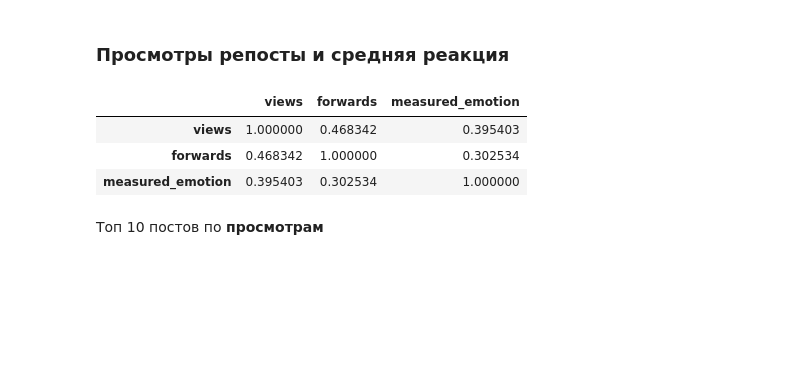
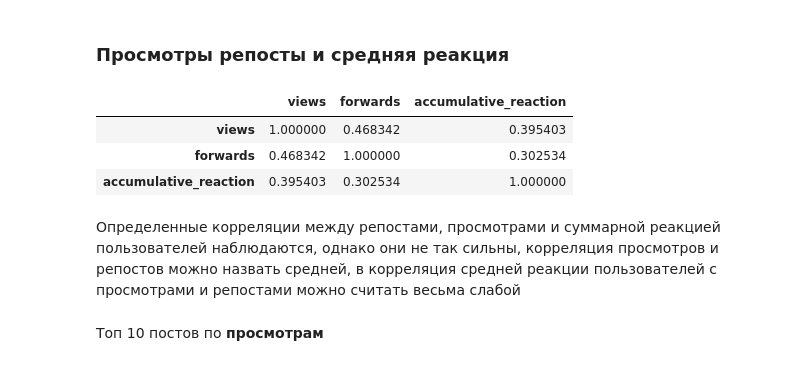
Before and after one commit to EmilStasevski/Parsing-Scraping-projects, a Jupyter notebook: Russian banks' telegram accounts/Аналитика.ipynb, the cells around one changed output. Cells and saved outputs as stored; diff of their text form; code cells hidden in the pictures; blank space fills up the shorter version.

```diff
--- a/Russian banks' telegram accounts/Аналитика.ipynb
+++ b/Russian banks' telegram accounts/Аналитика.ipynb
@@ -158,7 +163,7 @@ def preprocess_df(df):
 
     df['reaction_dict'] = df['reactions.reactions'].apply(parse_reactions)
     reactions_df = pd.json_normalize(df['reaction_dict'])
-    df['measured_emotion'] = df['reaction_dict'].apply(lambda x: calculate_emotion(x))
+    df['accumulative_reaction'] = df['reaction_dict'].apply(lambda x: calculate_emotion(x))
     df = pd.concat([df, reactions_df], axis=1)
     #df.drop(columns=[ 'reaction_dict'], inplace = True)
     df = df.loc[:, ~df.columns.str.startswith('custom')]
@@ -199,12 +204,14 @@ for factor, count in value_counts.items():
 # %% [markdown]
 ### Просмотры репосты и средняя реакция
 # %%
-dfp[['views', 'forwards', 'measured_emotion']].corr()
+dfp[['views', 'forwards', 'accumulative_reaction']].corr()
 # %% [output]
-|  | views | forwards | measured_emotion |
+|  | views | forwards | accumulative_reaction |
 | views | 1.000000 | 0.468342 | 0.395403 |
 | forwards | 0.468342 | 1.000000 | 0.302534 |
-| measured_emotion | 0.395403 | 0.302534 | 1.000000 |
+| accumulative_reaction | 0.395403 | 0.302534 | 1.000000 |
+# %% [markdown]
+Определенные корреляции между репостами, просмотрами и суммарной реакцией пользователей наблюдаются, однако они не так сильны, корреляция просмотров и репостов можно назвать средней, в корреляция средней реакции пользователей  с просмотрами и репостами можно считать весьма слабой
 # %% [markdown]
 Топ 10 постов по **просмотрам**
 # %%
```
Also changed, not shown: parts of 32 cells of this notebook.
